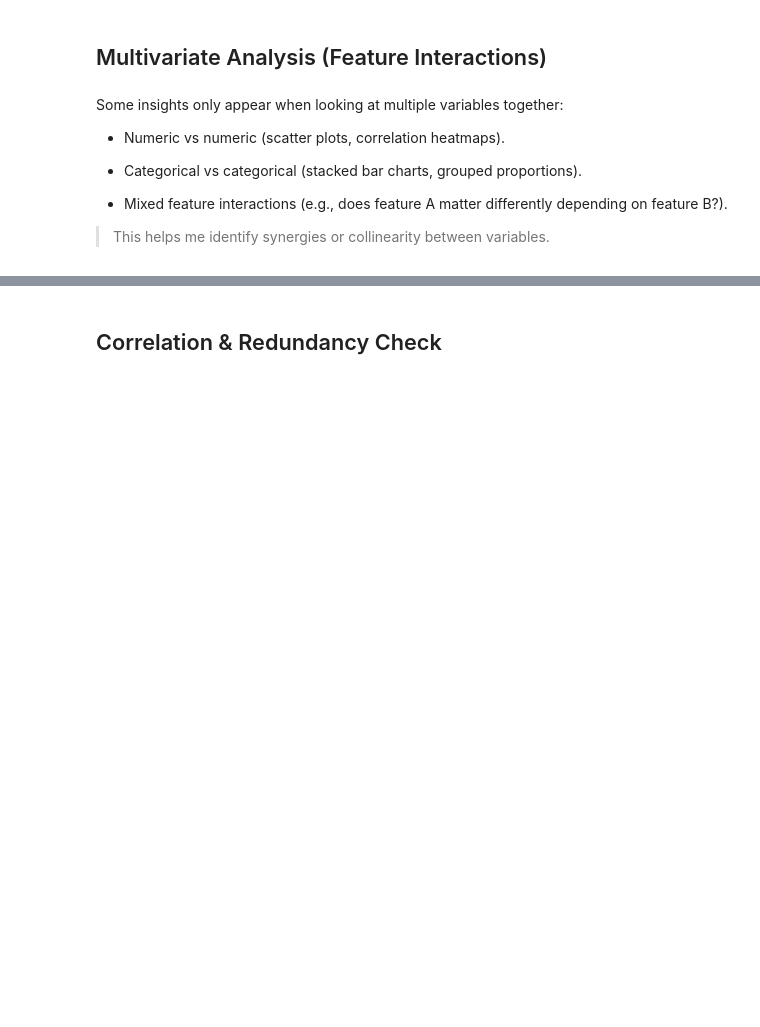
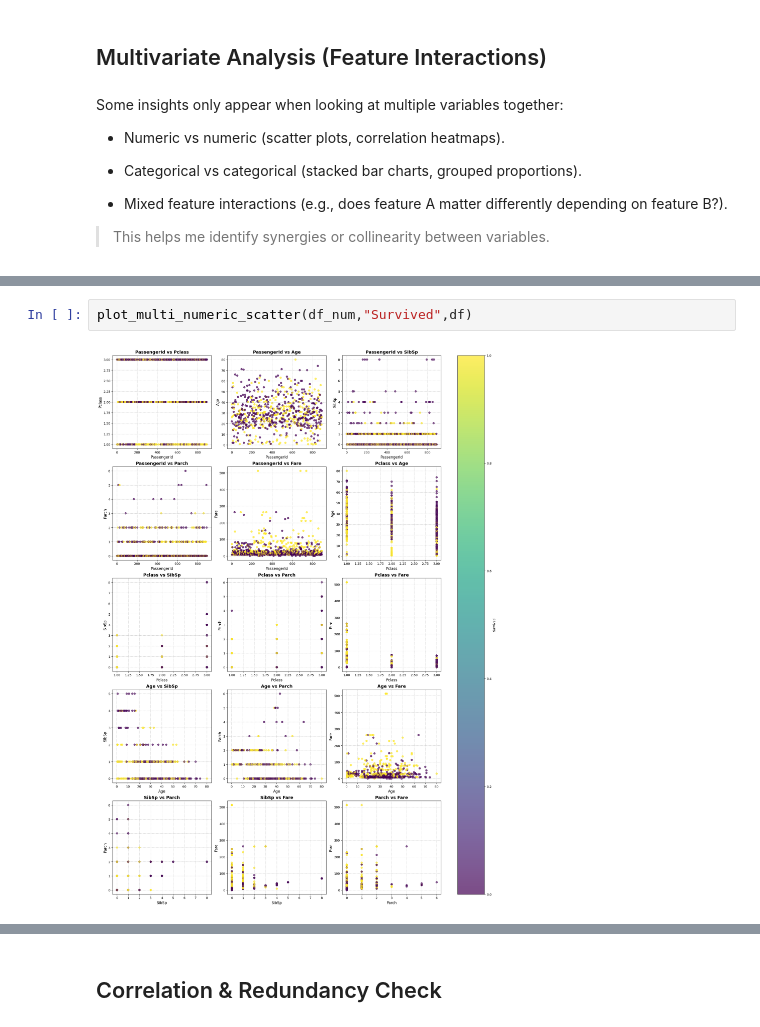
Before and after one commit to parhamvz73/Machine-Learning, a Jupyter notebook: Template.ipynb, the cells around one changed output, grey strips where cells are left out. Saved outputs shown, nothing was run; the diff lists cells and outputs as text; blank space fills up the shorter version.

```diff
--- a/Template.ipynb
+++ b/Template.ipynb
@@ -1489,0 +1501,4 @@ Some insights only appear when looking at multiple variables together:
+# %%
+plot_multi_numeric_scatter(df_num,"Survived",df)
+# %% [output]
+[figure, added]
```
Also changed, not shown: parts of 10 cells of this notebook.
